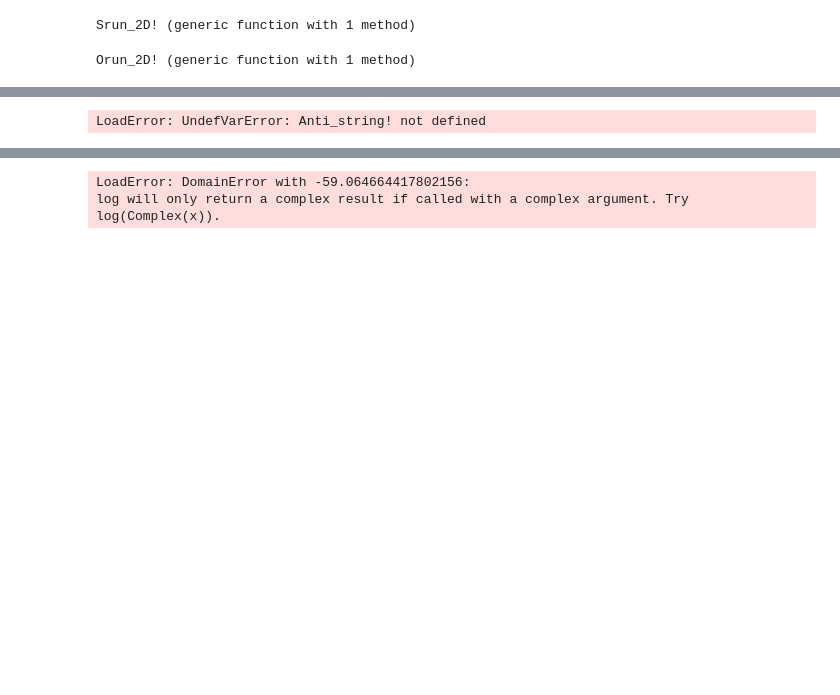
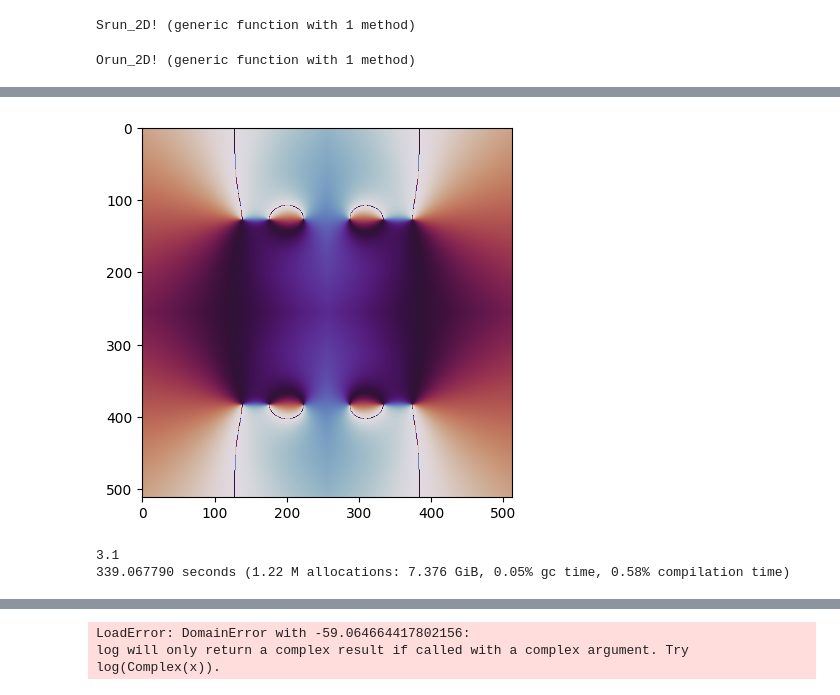
Before and after one commit to MaxJXiao/Cosmic-Strings, a Jupyter notebook: InsertOscillonAndStringStuff.ipynb, the cells around one changed output, grey strips where cells are left out. Drawn from its saved outputs; the diff is of its cells as text; code cells hidden in the pictures; blank space fills up the shorter version.

```diff
--- a/InsertOscillonAndStringStuff.ipynb
+++ b/InsertOscillonAndStringStuff.ipynb
@@ -172,9 +172,9 @@ function Anti_string!(A₁,A₂,N,Σ,varx,vary)
     return nothing
 end
 
-function Clock_string!(A₁,A₂,N,Σ,varx,vary)
-    for i ∈ 1:N
-        for j ∈ 1:N
+function Clock_string!(A_1,A_2,N,b,varx,vary)
+    for i in 1:N
+        for j in 1:N
             xclose = i - varx
             yclose = vary - j
             xfar = i - (N+1)/2
@@ -183,13 +183,15 @@ function Clock_string!(A₁,A₂,N,Σ,varx,vary)
             x = xclose*t + (1-t)*xfar
             y = yclose*t + (1-t)*yfar
 
-            θ = angle(x - y*im)
-            A₁[i,j] = Σ*cos(θ)
-            A₂[i,j] = Σ*sin(θ)
+            theta = angle(x - y*im)
+            A_1[i,j] = b*cos(theta)
+            A_2[i,j] = b*sin(theta)
         end
     end
     return nothing
 end
+
+
 
 function Anti_2string!(A₁,A₂,N,Σ)
     for i ∈ 1:N
@@ -582,7 +584,7 @@ function Srun_2D!(n,N,t₁,A₁,A₂,Ȧ₁,Ȧ₂,Δx,Δt,fₐ,i,r,s,repeats,co
     F₁ = zeros(col,row);
     F₂ = zeros(col,row);
 
-    NLaplacian_2D!(M₁,M₂,A₁,A₂,Δx)
+    Laplacian_2D!(M₁,M₂,A₁,A₂,Δx)
 
     moo = zeros(col,row);
     angll = zeros(col,row);
@@ -723,11 +725,11 @@ function Srun_2D!(n,N,t₁,A₁,A₂,Ȧ₁,Ȧ₂,Δx,Δt,fₐ,i,r,s,repeats,co
                 end
                 if tim < 100
 
-                    NEQCDupdate_2D!(A₁,A₂,Ȧ₁,Ȧ₂,M₁,M₂,F₁,F₂,Δx,Δt,tim,fₐ,r,s,poggers)
+                    EQCDupdate_2D!(A₁,A₂,Ȧ₁,Ȧ₂,M₁,M₂,F₁,F₂,Δx,Δt,tim,fₐ,r,s,poggers)
                     tim = tim + Δt
 
                 else
-                    NEQCDupdate_2D!(A₁,A₂,Ȧ₁,Ȧ₂,M₁,M₂,F₁,F₂,Δx,Δt*(3/tim)^3.34,tim,fₐ,r,s,poggers)
+                    EQCDupdate_2D!(A₁,A₂,Ȧ₁,Ȧ₂,M₁,M₂,F₁,F₂,Δx,Δt*(3/tim)^3.34,tim,fₐ,r,s,poggers)
                     tim = tim + Δt*(3/tim)^3.34
 
                 end
@@ -1192,7 +1202,7 @@ Orun_2D! (generic function with 1 method)
 
 #check whether or not boundary conditions are periodic or not
 
-n = 9
+n = 8
 N = 2^n;
 M = Int(round(N,digits = 0))
 
@@ -1201,7 +1211,7 @@ println(N)
 rₐ = 15
 fₐ = 10 .^rₐ;
 
-
+angl = zeros(2N,2N)
 
 LPQ = [125 250 500 1000 2000 4000 8000 16000 32000 64000]
 
@@ -1222,13 +1232,13 @@ for i ∈ 7:7
     #print(string(i)*" ")
 
 
-    Ȧ₁ = zeros(N,2N);
-    Ȧ₂ = zeros(N,2N);
+    Ȧ₁ = zeros(2N,2N);
+    Ȧ₂ = zeros(2N,2N);
 
 
     #🪂,σ = 1, 🎱[i];
-    C₁ = zeros(N,2N)
-    C₂ = zeros(N,2N)
+    C₁ = zeros(2N,2N)
+    C₂ = zeros(2N,2N)
     angll = 0
     #Make_Oscillon!(angll,🪂,N,σ)
     #print(angll)
@@ -1237,26 +1247,26 @@ for i ∈ 7:7
     istr1 = zeros(M,M)
     rstr2 = zeros(M,M)
     istr2 = zeros(M,M)
-#     rstr3 = zeros(M,M)
-#     istr3 = zeros(M,M)
-#     rstr4 = zeros(M,M)
-#     istr4 = zeros(M,M)
+    rstr3 = zeros(M,M)
+    istr3 = zeros(M,M)
+    rstr4 = zeros(M,M)
+    istr4 = zeros(M,M)
 
     Σ = 1
-    Anti_string!(rstr1,istr1,M,Σ, N/2  ,N/2)
-    Clock_string!(rstr2,istr2,M,Σ, N/2,N/2)
+    Anti_string!(rstr1,istr1,M,Σ, N/2  ,7N/8)
+    Clock_string!(rstr2,istr2,M,Σ, N/2,N/8)
 
 
 #     Anti_2string!(rstr1,istr1,M,Σ)
 #     Clock_2string!(rstr2,istr2,M,Σ)
 
-#     Anti_string!(rstr3,istr3,M,Σ, 3N/4,N/2)
-#     Clock_string!(rstr4,istr4,M,Σ, N/2,N/2)
+    Anti_string!(rstr3,istr3,M,Σ, N/2,7N/8)
+    Clock_string!(rstr4,istr4,M,Σ, N/2,N/8)
 
-#     rstr3 = rstr3[end:-1:1,:]
-#     istr3 = istr3[end:-1:1,:]
-#     rstr4 = rstr4[end:-1:1,:]
-#     istr4 = istr4[end:-1:1,:]
+    rstr3 = rstr3[end:-1:1,:]
+    istr3 = istr3[end:-1:1,:]
+    rstr4 = rstr4[end:-1:1,:]
+    istr4 = istr4[end:-1:1,:]
 
     slot!(C₁,rstr1,Int(N/2),Int(N/2))
     slot!(C₂,istr1,Int(N/2),Int(N/2))
@@ -1264,12 +1274,17 @@ for i ∈ 7:7
     slot!(C₁,rstr2,Int(N/2),Int(3N/2))
     slot!(C₂,istr2,Int(N/2),Int(3N/2))
 
-#     slot!(C₁,rstr3,Int(3N/2),Int(N/2))
-#     slot!(C₂,istr3,Int(3N/2),Int(N/2))
+    slot!(C₁,rstr3,Int(3N/2),Int(N/2))
+    slot!(C₂,istr3,Int(3N/2),Int(N/2))
 
-#     slot!(C₁,rstr4,Int(3N/2),Int(3N/2))
-#     slot!(C₂,istr4,Int(3N/2),Int(3N/2))
+    slot!(C₁,rstr4,Int(3N/2),Int(3N/2))
+    slot!(C₂,istr4,Int(3N/2),Int(3N/2))
 
+
+
+    angler!(angl,C₁,C₂)
+
+    PyPlot.imshow(angl,vmin=-π,vmax = π,cmap = "twilight")
 
 
     s = 6
@@ -1282,13 +1297,13 @@ for i ∈ 7:7
 
     LQCD = LPQ/(2*100)*0.4
 
-    Δx = round(LQCD[5]/N,digits = 6)
+    Δx = round(LQCD[6]/N,digits = 6)
     Δt = 0.001
 
 
 
 
-    repeat = 60
+    repeat = 15
 
 
     Srun_2D!(n,N,t₁,C₁,C₂,Ȧ₁,Ȧ₂,Δx,Δt,fₐ,i,r,s,repeat,cont,low,Ȧ,angll,poggers,cap,pic)
@@ -1304,4 +1333,6 @@ end
+[figure, added]
-LoadError: UndefVarError: Anti_string! not defined
+3.1
+339.067790 seconds (1.22 M allocations: 7.376 GiB, 0.05% gc time, 0.58% compilation time)
 # %%
 @time begin
 
```
Also changed, not shown: parts of 7 cells of this notebook, 1 other file.
